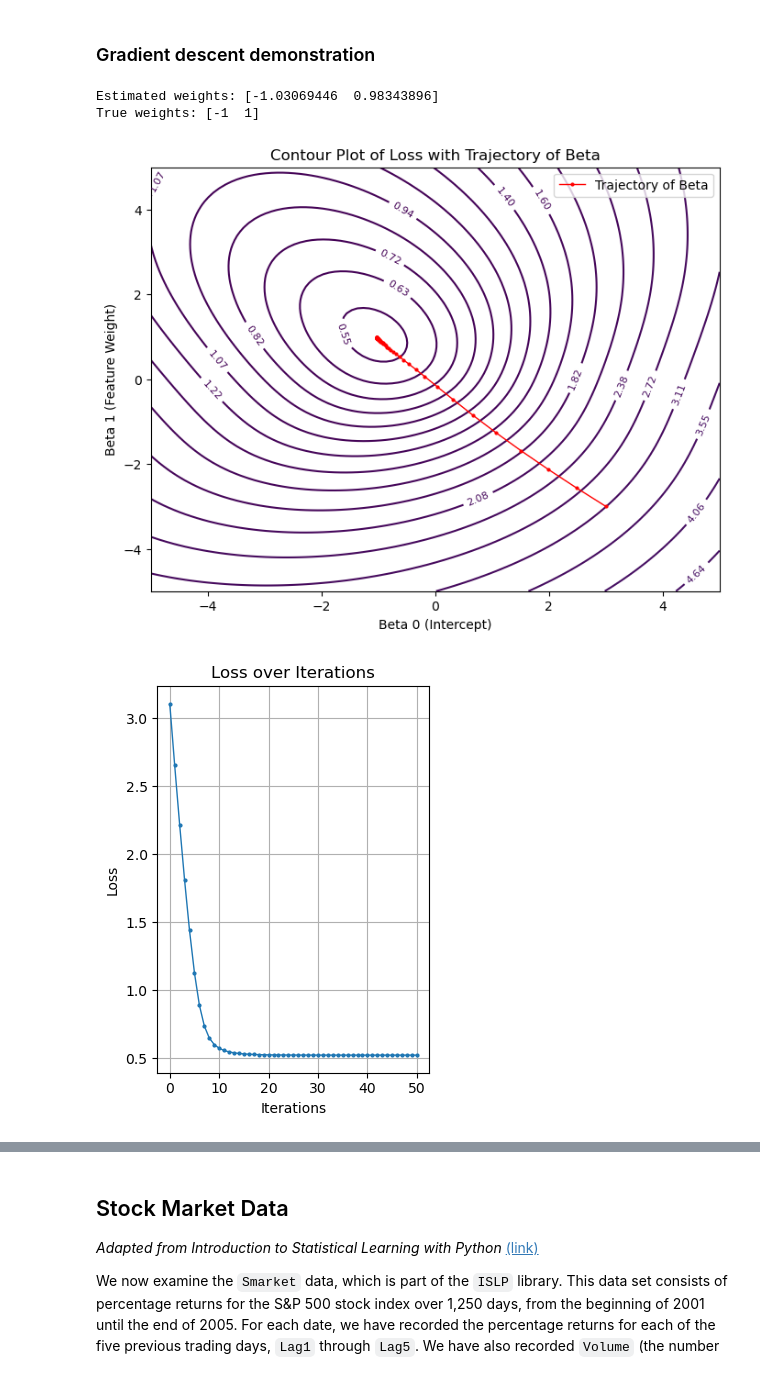
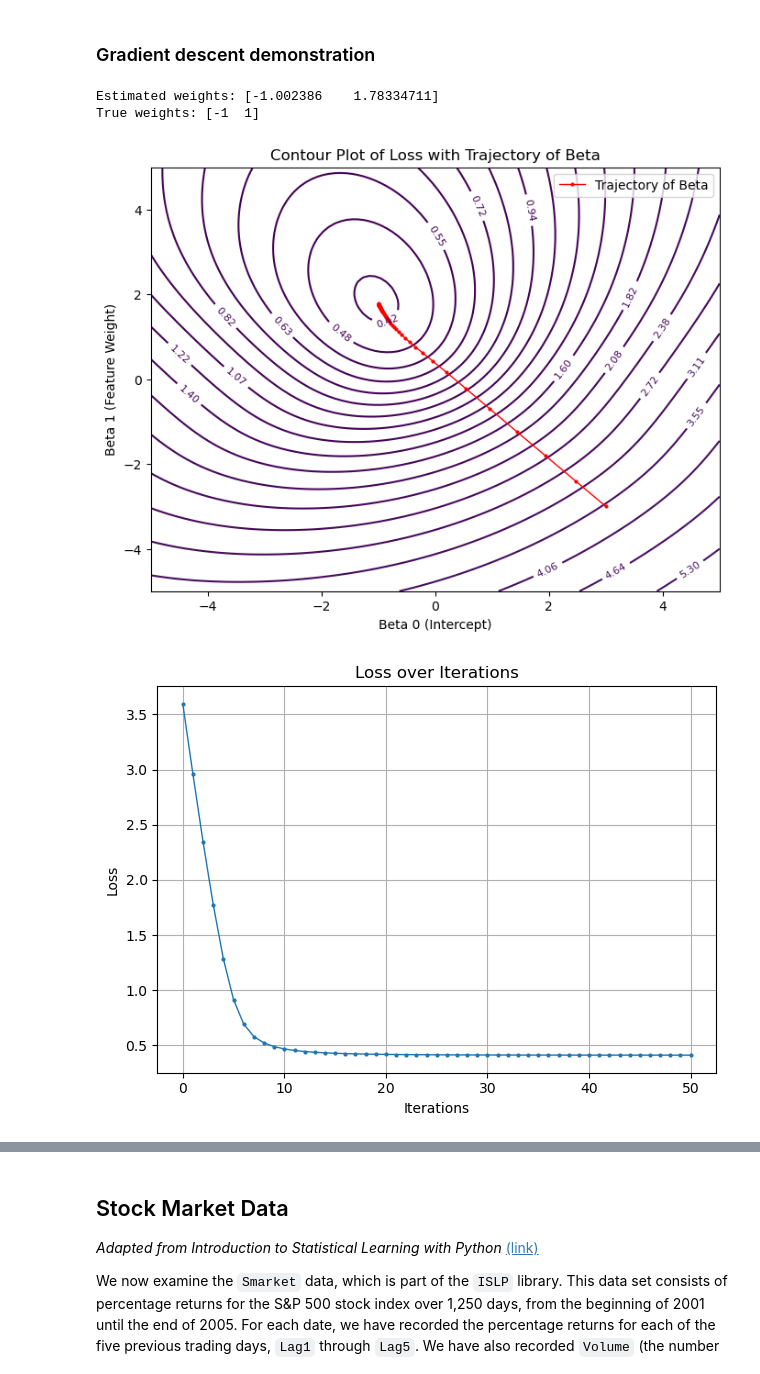
Before and after one commit to moran-teaching/stat486-website, a Jupyter notebook: nb/lec4.ipynb, the cells around one changed output, grey strips where cells are left out. Cells and saved outputs as stored; diff of their text form; code cells hidden in the pictures.

```diff
--- a/nb/lec4.ipynb
+++ b/nb/lec4.ipynb
@@ -24,9 +24,10 @@ warnings.filterwarnings('ignore')
 np.random.seed(2)
 
 def sigmoid(z):
+    # equivalent to e^(z)/(1 + e^{-z})
     return 1 / (1 + np.exp(-z))
 
-n = 500
+n = 50
 
 # Generate a synthetic dataset with a single feature
 X = np.random.randn(n, 1)
@@ -87,7 +88,7 @@ weights, loss_history, weight_history = gradient_descent(Xint, Y, init_weights,
 print('Estimated weights:', weights)
 print('True weights:', np.array([beta0, beta1]))
 # %% [output]
-Estimated weights: [-1.03069446  0.98343896]
+Estimated weights: [-1.002386    1.78334711]
 True weights: [-1  1]
 # %%
 # Create a grid for contour plot
@@ -117,20 +118,19 @@ plt.ylabel('Beta 1 (Feature Weight)')
 plt.legend()
 plt.show()
 # %% [output]
-[figure, old version]
+[figure, new version]
 # %%
 # Plot for Loss over Iterations
-plt.subplot(1, 2, 2)
 plt.plot(loss_history, '-o', markersize=2, lw=1)
 plt.title('Loss over Iterations')
 plt.xlabel('Iterations')
 plt.ylabel('Loss')
 plt.grid(True)
 
 plt.tight_layout()
 plt.show()
 # %% [output]
-[figure, old version]
+[figure, new version]
 # %%
 import matplotlib.pyplot as plt
 
```
Also changed, not shown: parts of 2 cells of this notebook, 29 other files.
